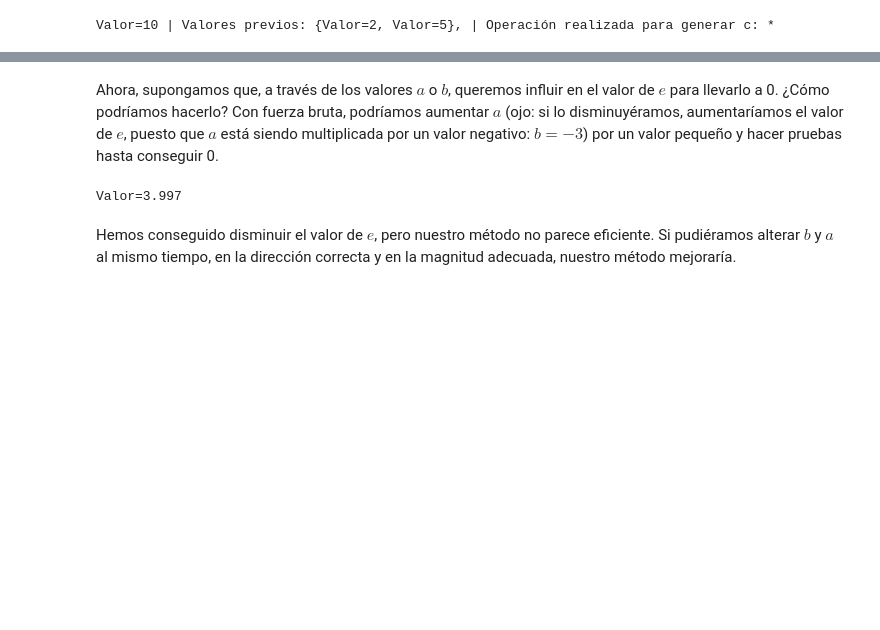
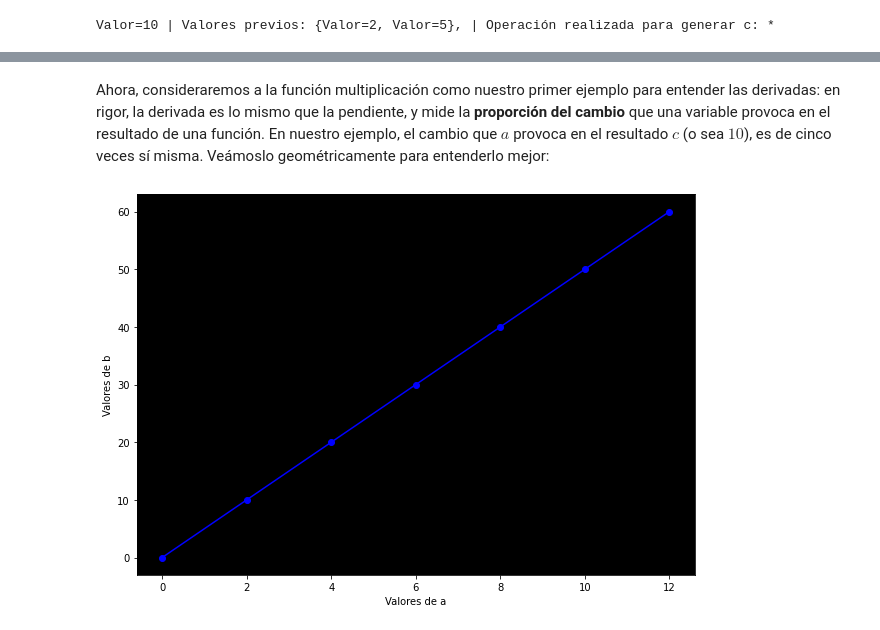
Before and after one commit to DanteNoguez/dantenoguez.github.io, a Jupyter notebook: ensayos/_build/jupyter_execute/redes.ipynb, the cells around one changed output, grey strips where cells are left out. Drawn from its saved outputs; the diff is of its cells as text; code cells hidden in the pictures; blank space fills up the shorter version.

```diff
--- a/ensayos/_build/jupyter_execute/redes.ipynb
+++ b/ensayos/_build/jupyter_execute/redes.ipynb
@@ -5,15 +16,10 @@ Sin preámbulo alguno, construiremos una red neuronal desde cero, explicando a d
 # %%
-import math
 class Numero:
   def __init__(self, valor, _previos=(), _op='', etiqueta=''):
     self.valor = valor
     self._previos = set(_previos)
     self._op = _op
     self.etiqueta = etiqueta
-    eps = 1e-5
-
-  def __repr__(self):
-    return f'Valor={self.valor}' # esta función determina cómo se representa nuestro número
 
   def __add__(self, otro): # adición
     otro = otro if isinstance(otro, Numero) else Numero(otro) # nos cercioramos de que el otro valor sea un Número
@@ -43,13 +49,16 @@ class Numero:
     return resultado
 
   def __truediv__(self, otro): # división
-    return otro * self**-1 #dividir es lo mismo que multiplicar por el dividendo elevado a la menos 1
+    return self * otro**-1 #dividir es lo mismo que multiplicar por el dividendo elevado a la menos 1
 
   def __rtruediv__(self, otro):
     return otro * self**-1
 
   def __neg__(self): # volver negativo un número
     return self * -1
+
+  def __repr__(self):
+    return f'Valor={self.valor}' # esta función determina cómo se representa nuestro número
 # %%
 a = Numero(2, etiqueta='a') # definimos dos Números: a y b
 b = Numero(5, etiqueta='b')
@@ -110,8 +115,0 @@ En este esquema queda más claro que la multiplicación es una función. Podemos
-# %%
-a = Numero(2.0, etiqueta='a')
-b = Numero(-3.0, etiqueta='b')
-c = Numero(10.0, etiqueta='c')
-d = a*b; d.etiqueta='d'
-e = d+c; e.etiqueta='e'
-
-graficar(e)
@@ -120,16 +116,18 @@ graficar(e)
-# %% [markdown]
-Ahora, supongamos que, a través de los valores $a$ o $b$, queremos influir en el valor de $e$ para llevarlo a 0. ¿Cómo podríamos hacerlo? Con fuerza bruta, podríamos aumentar $a$ (ojo: si lo disminuyéramos, aumentaríamos el valor de $e$, puesto que $a$ está siendo multiplicada por un valor negativo: $b = -3$) por un valor pequeño y hacer pruebas hasta conseguir 0.
-# %%
-aumento = 0.001
-a = Numero(2.0, etiqueta='a')
-a += aumento
-b = Numero(-3.0, etiqueta='b')
-c = Numero(10.0, etiqueta='c')
-d = a*b; d.etiqueta='d'
-e = d+c; e.etiqueta='e'
-
-e
-# %% [output]
-Valor=3.997
-# %% [markdown]
-Hemos conseguido disminuir el valor de $e$, pero nuestro método no parece eficiente. Si pudiéramos alterar $b$ y $a$ al mismo tiempo, en la dirección correcta y en la magnitud adecuada, nuestro método mejoraría.
+# %% [markdown]
+Ahora, consideraremos a la función multiplicación como nuestro primer ejemplo para entender las derivadas: en rigor, la derivada es lo mismo que la pendiente, y mide la **proporción del cambio** que una variable provoca en el resultado de una función. En nuestro ejemplo, el cambio que $a$ provoca en el resultado $c$ (o sea $10$), es de cinco veces sí misma. Veámoslo geométricamente para entenderlo mejor:
+# %%
+a2 = np.arange(0, 13, 2)
+def f(a): return a*5
+b2 = f(a2)
+
+fig, ax = plt.subplots(figsize=(10, 7))
+ax.plot(a2, b2, marker='o', color='blue')
+ax.set_facecolor('black')
+ax.set_xlabel('Valores de a')
+ax.set_ylabel('Valores de b')
+#ax.axline((a2[1], b2[1]), slope=derivada, color='red', label='pendiente')
+#ax.hlines(y=16, xmin=0, xmax=4, linewidth=1, color='white', linestyles='dashed')
+#ax.vlines(x=4, ymin=0, ymax=16, linewidth=1, color='white', linestyles='dashed')
+plt.show()
+# %% [output]
+[figure, added]
```
Also changed, not shown: parts of 17 cells of this notebook, 14 other files.
